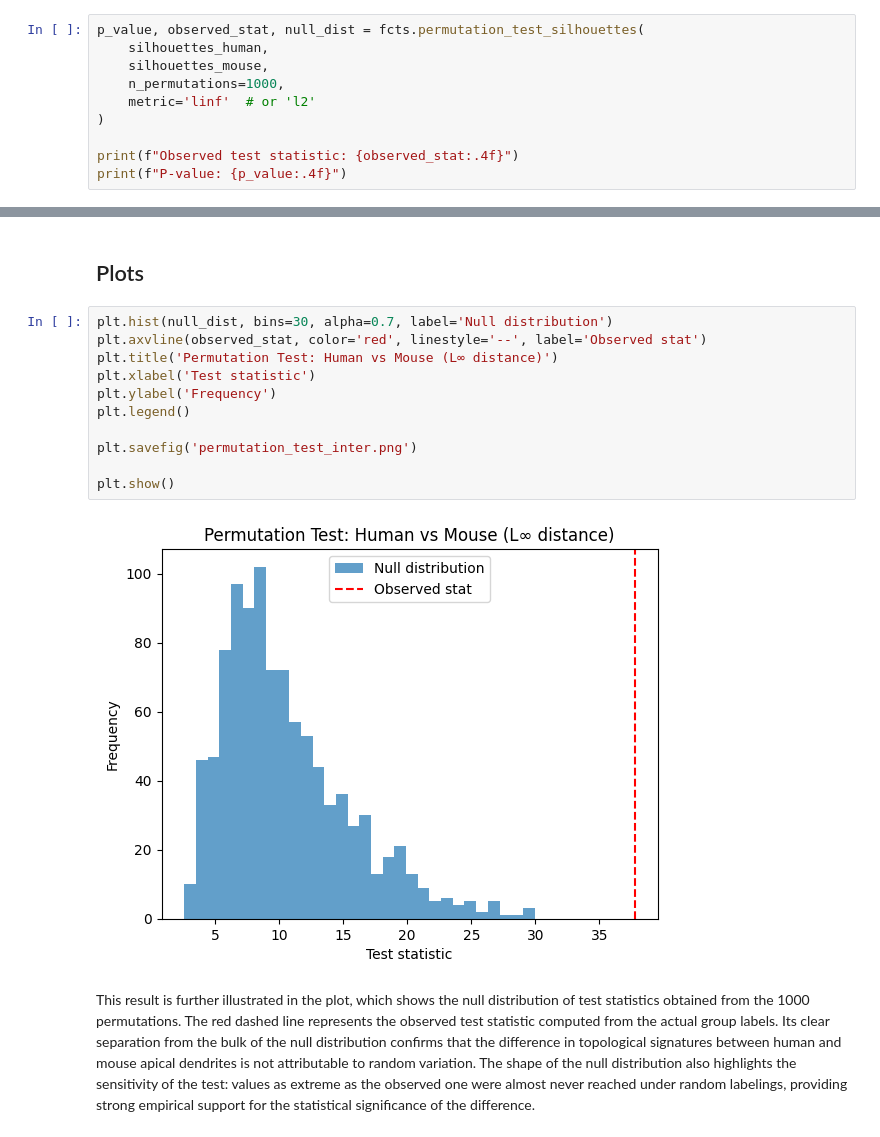
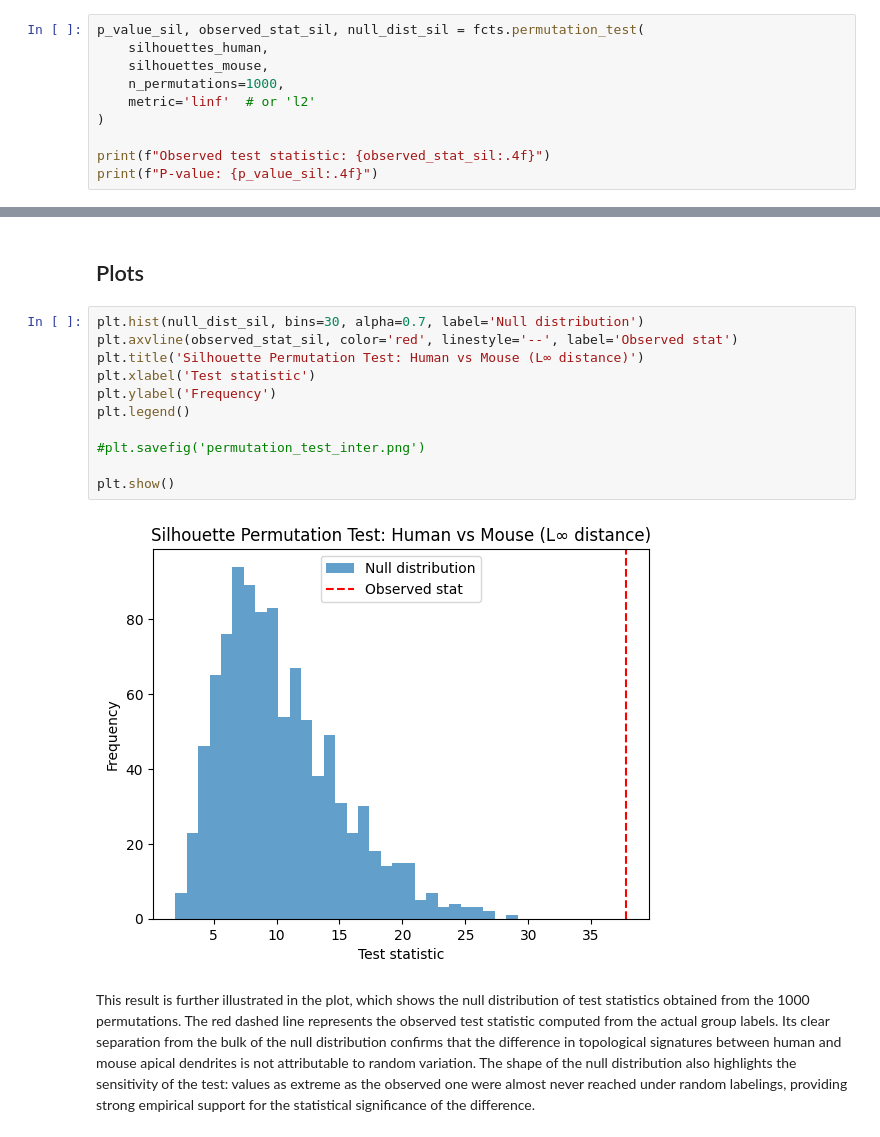
Before and after one commit to araccoon22/Master_Thesis, a Jupyter notebook: 2_permutation_test.ipynb, the cells around one changed output, grey strips where cells are left out. Drawn from its saved outputs; the diff is of its cells as text.

```diff
--- a/2_permutation_test.ipynb
+++ b/2_permutation_test.ipynb
@@ -104,15 +110,15 @@ In more simple terms, this is what we do:
 # %% [markdown]
 ## Statistics
 # %%
-p_value, observed_stat, null_dist = fcts.permutation_test_silhouettes(
+p_value_sil, observed_stat_sil, null_dist_sil = fcts.permutation_test(
     silhouettes_human,
     silhouettes_mouse,
     n_permutations=1000,
     metric='linf'  # or 'l2'
 )
 
-print(f"Observed test statistic: {observed_stat:.4f}")
-print(f"P-value: {p_value:.4f}")
+print(f"Observed test statistic: {observed_stat_sil:.4f}")
+print(f"P-value: {p_value_sil:.4f}")
 # %% [output]
 Observed test statistic: 37.7985
 P-value: 0.0010
@@ -123,18 +129,18 @@ We therefore reject the null hypothesis and conclude that the apical dendrites o
 # %% [markdown]
 ## Plots
 # %%
-plt.hist(null_dist, bins=30, alpha=0.7, label='Null distribution')
-plt.axvline(observed_stat, color='red', linestyle='--', label='Observed stat')
-plt.title('Permutation Test: Human vs Mouse (L∞ distance)')
+plt.hist(null_dist_sil, bins=30, alpha=0.7, label='Null distribution')
+plt.axvline(observed_stat_sil, color='red', linestyle='--', label='Observed stat')
+plt.title('Silhouette Permutation Test: Human vs Mouse (L∞ distance)')
 plt.xlabel('Test statistic')
 plt.ylabel('Frequency')
 plt.legend()
 
-plt.savefig('permutation_test_inter.png')
+#plt.savefig('permutation_test_inter.png')
 
 plt.show()
 # %% [output]
-[figure, old version]
+[figure, new version]
 # %% [markdown]
 This result is further illustrated in the plot, which shows the null distribution of test statistics obtained from the 1000 permutations. The red dashed line represents the observed test statistic computed from the actual group labels. Its clear separation from the bulk of the null distribution confirms that the difference in topological signatures between human and mouse apical dendrites is not attributable to random variation. The shape of the null distribution also highlights the sensitivity of the test: values as extreme as the observed one were almost never reached under random labelings, providing strong empirical support for the statistical significance of the difference.
 # %% [markdown]
```
Also changed, not shown: parts of 24 cells of this notebook, 2 other files.
